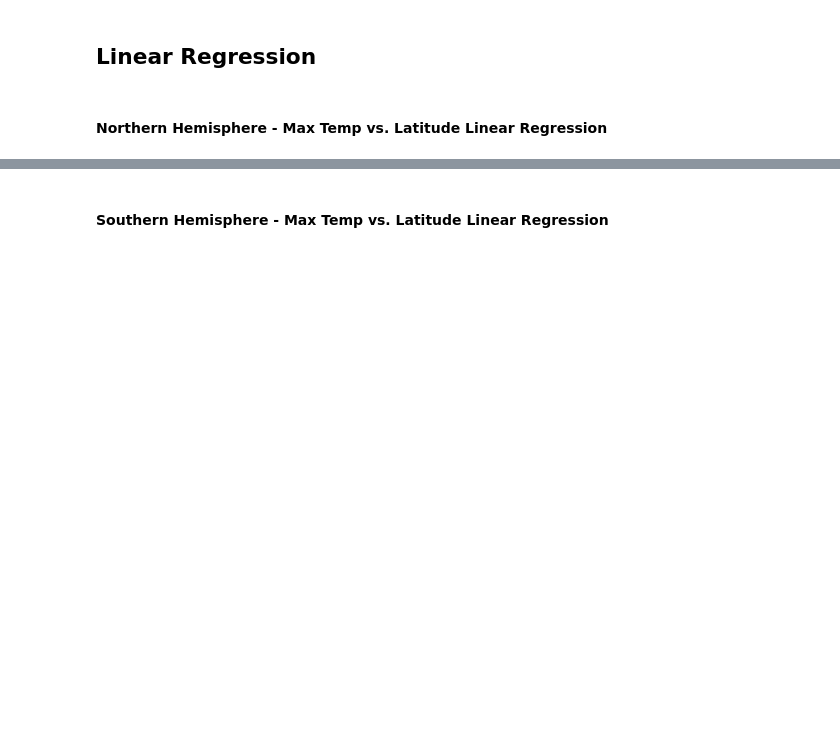
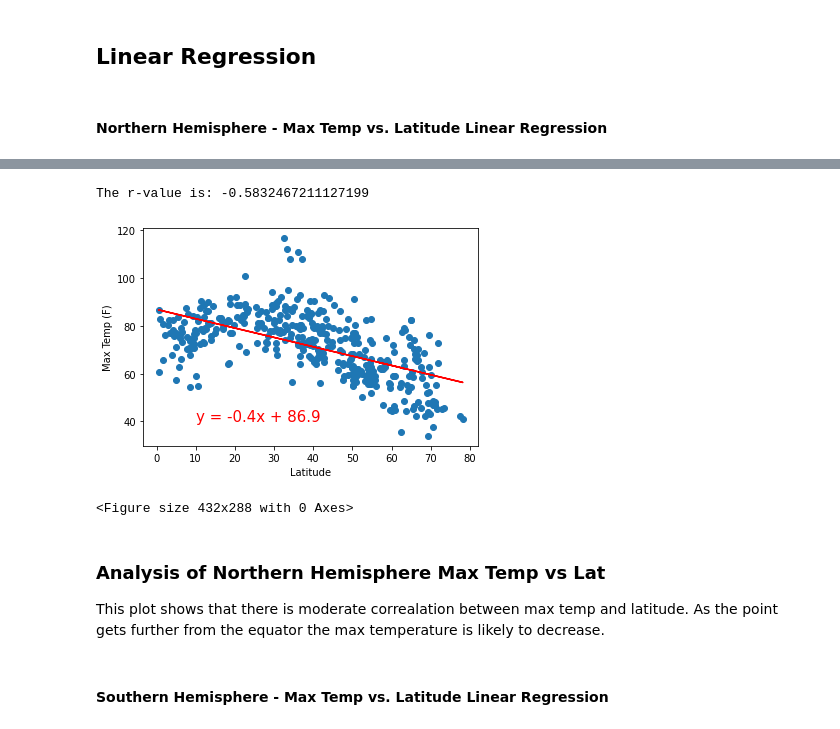
Before and after one commit to akrakowsky/python-api-challenge, a Jupyter notebook: WeatherPy/WeatherPy.ipynb, the cells around one changed output, grey strips where cells are left out. Drawn from its saved outputs; the diff is of its cells as text; code cells hidden in the pictures; blank space fills up the shorter version.

Commit message:
Update notebook with linear regression plots and images

```diff
--- a/WeatherPy/WeatherPy.ipynb
+++ b/WeatherPy/WeatherPy.ipynb
@@ -253,2 +249,28 @@ The r-value is: 0.46937863826630627
+# %%
+# Create a Northern Hemisphere data frame
+northern_df = cities_pd[cities_pd['Lat'] >= 0]
+northern_df
+
+# Plot a scatter plot with a linear regression and r value
+x_values = northern_df['Lat']
+y_values = northern_df['Max Temp']
+(slope, intercept, rvalue, pvalue, stderr) = linregress(x_values, y_values)
+regress_values = x_values * slope + intercept
+line_eq = "y = " + str(round(slope,1)) + "x + " + str(round(intercept,3))
+plt.scatter(x_values,y_values)
+plt.plot(x_values,regress_values,"r-")
+plt.annotate(line_eq,(10,40),fontsize=15,color="red")
+plt.xlabel('Latitude')
+plt.ylabel('Max Temp (F)')
+print(f"The r-value is: {rvalue}")
+plt.show()
+plt.savefig("Figures/LinReg_Northern_Lat_vs_Max_Temp.png")
+# %% [output]
+The r-value is: -0.5832467211127199
+[figure, added]
+<Figure size 432x288 with 0 Axes>
+# %% [markdown]
+### Analysis of Northern Hemisphere Max Temp vs Lat
+This plot shows that there is moderate correalation between max temp and latitude. As the point gets further from the equator the max temperature is likely to decrease.
 # %% [markdown]
 ####  Southern Hemisphere - Max Temp vs. Latitude Linear Regression
```
Also changed, not shown: parts of 23 cells of this notebook, 8 other files.
